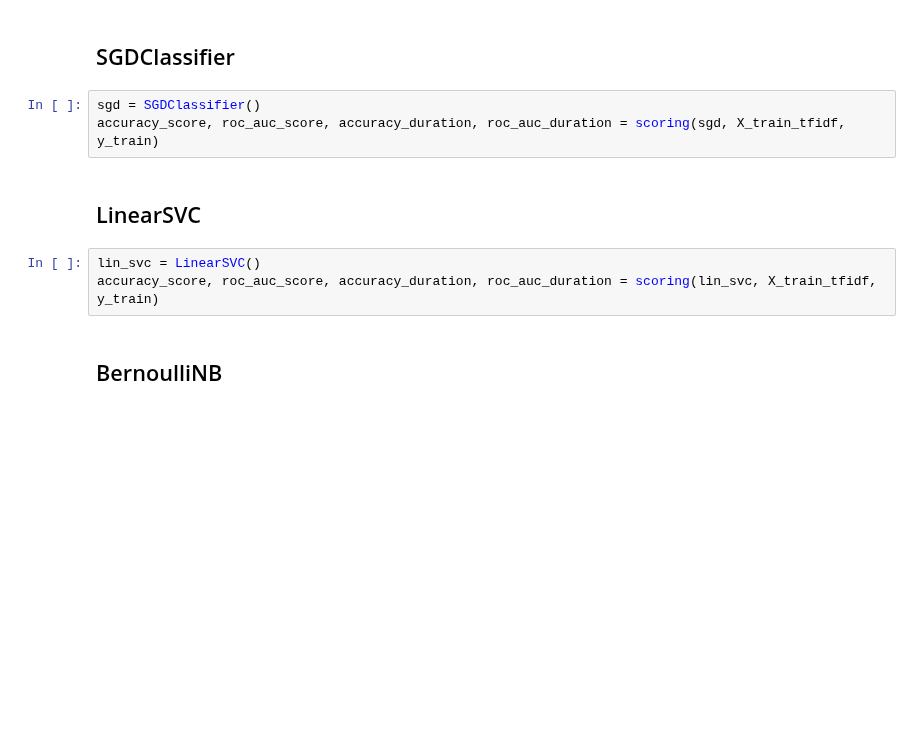
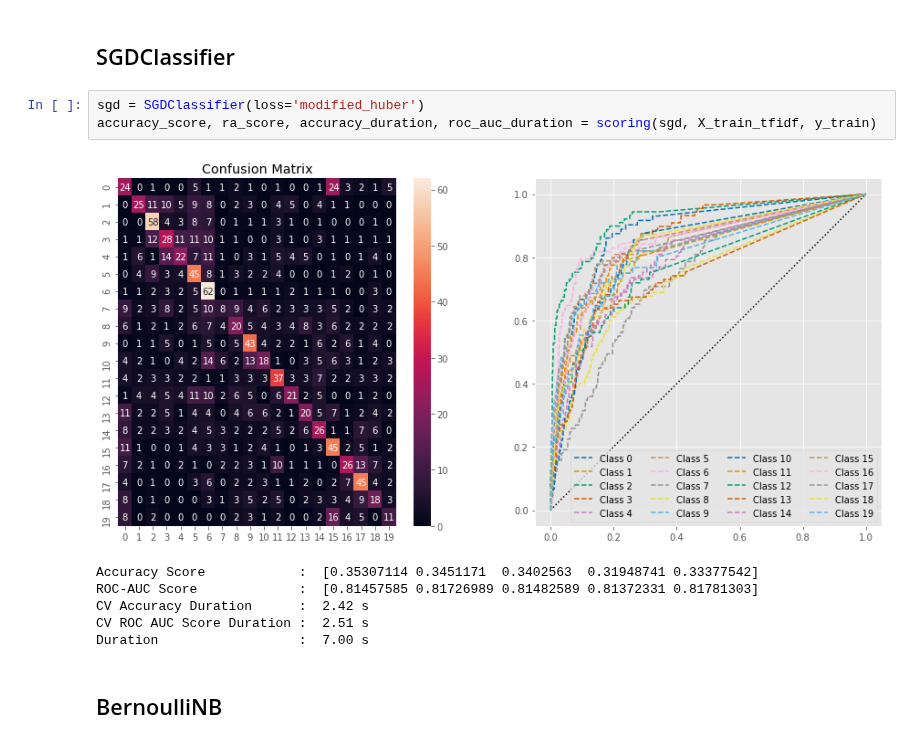
Before and after one commit to agusrichard/data-science-learning-projects, a Jupyter notebook: News Groups/20_newsgroups.ipynb, the cells around one changed output. Saved outputs shown, nothing was run; the diff lists cells and outputs as text; blank space fills up the shorter version.

```diff
--- a/News Groups/20_newsgroups.ipynb
+++ b/News Groups/20_newsgroups.ipynb
@@ -637,13 +656,15 @@ accuracy_score, roc_auc_score, accuracy_duration, roc_auc_duration = scoring(log
 # %% [markdown]
 ## SGDClassifier
 # %%
-sgd = SGDClassifier()
-accuracy_score, roc_auc_score, accuracy_duration, roc_auc_duration = scoring(sgd, X_train_tfidf, y_train)
+sgd = SGDClassifier(loss='modified_huber')
+accuracy_score, ra_score, accuracy_duration, roc_auc_duration = scoring(sgd, X_train_tfidf, y_train)
+# %% [output]
+[figure, added]
+Accuracy Score            :  [0.35307114 0.3451171  0.3402563  0.31948741 0.33377542]
+ROC-AUC Score             :  [0.81457585 0.81726989 0.81482589 0.81372331 0.81781303]
+CV Accuracy Duration      :  2.42 s
+CV ROC AUC Score Duration :  2.51 s
+Duration                  :  7.00 s
-# %% [markdown]
-## LinearSVC
-# %%
-lin_svc = LinearSVC()
-accuracy_score, roc_auc_score, accuracy_duration, roc_auc_duration = scoring(lin_svc, X_train_tfidf, y_train)
 # %% [markdown]
 ## BernoulliNB
 # %%
```
Also changed, not shown: parts of 11 cells of this notebook.
